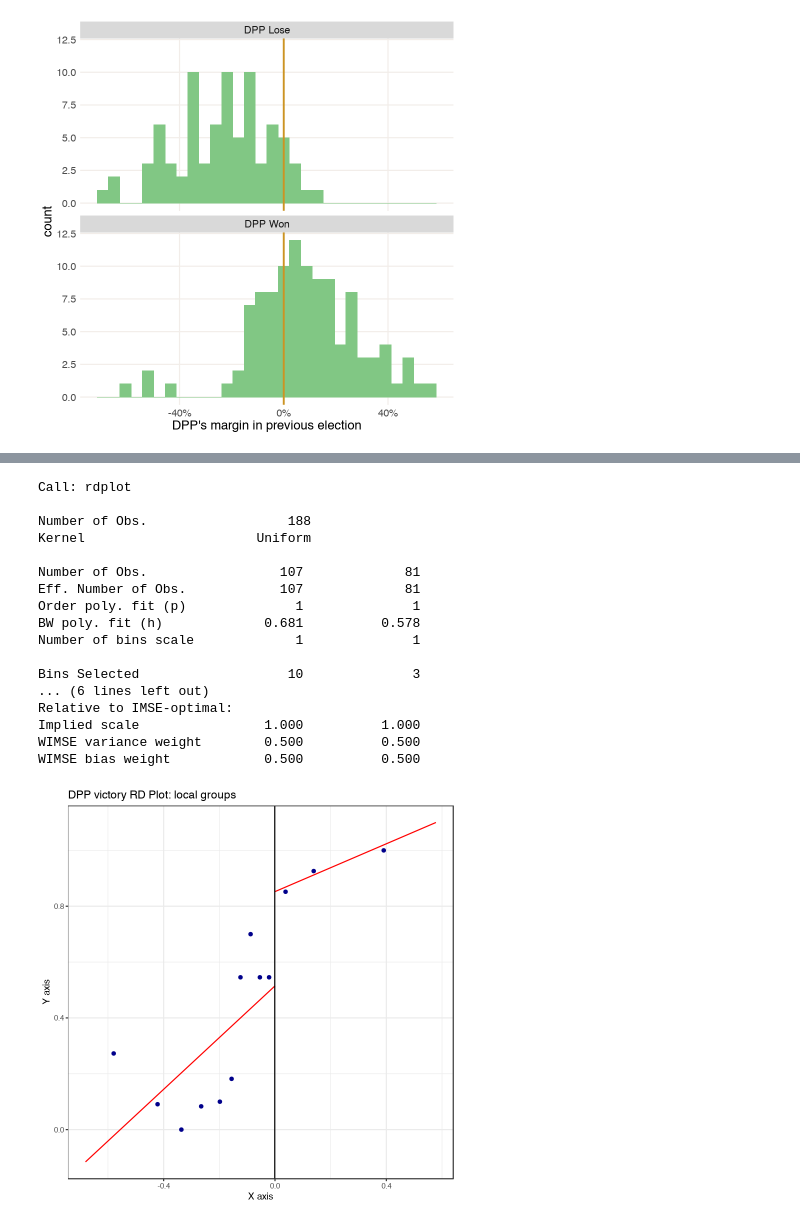
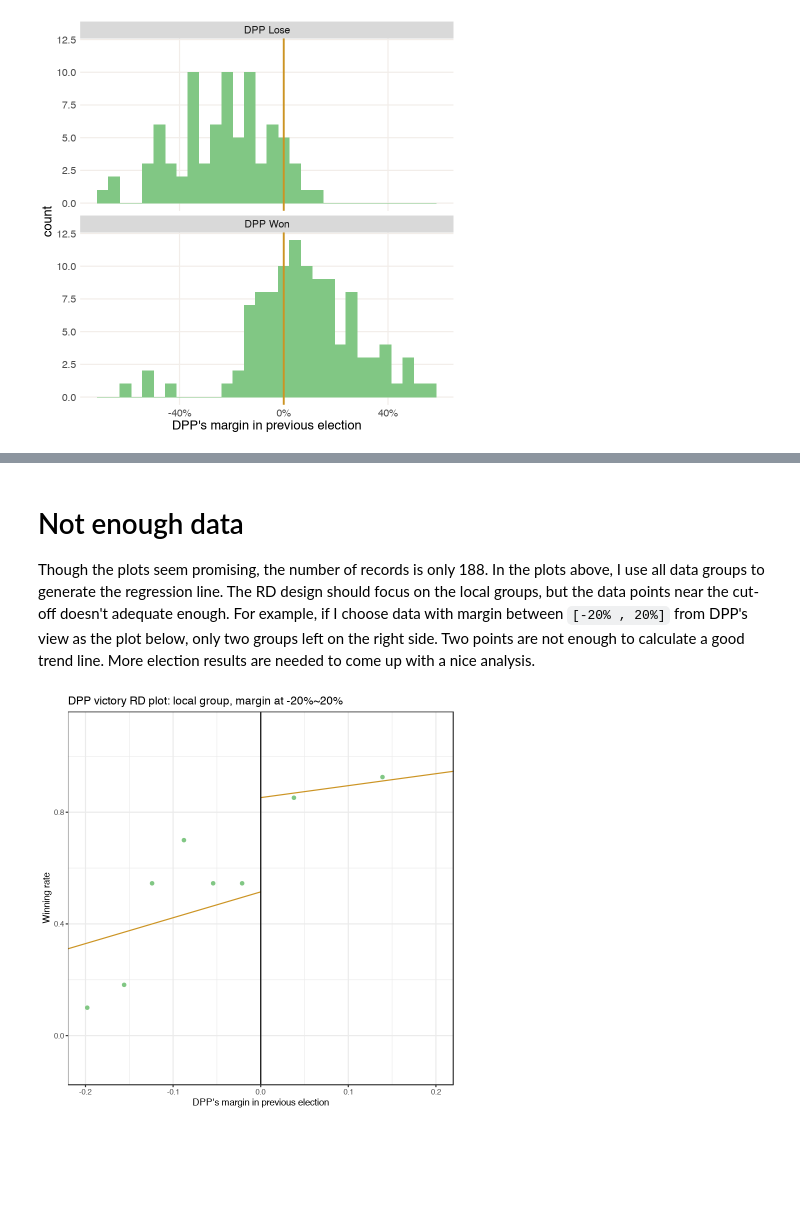
Before and after one commit to missmoss/vote-blog, a Jupyter notebook: _notebooks/2020-04-12- incumbency-advantage.ipynb, the cells around one changed output, grey strips where cells are left out. Drawn from its saved outputs; the diff is of its cells as text; code cells hidden in the pictures; blank space fills up the shorter version.

```diff
--- a/_notebooks/2020-04-12- incumbency-advantage.ipynb
+++ b/_notebooks/2020-04-12- incumbency-advantage.ipynb
@@ -171,28 +176,13 @@ out <- rdplot(Y, X, nbins = c(20, 20), binselect = "qs", p = 1,
+# %% [markdown]
+# Not enough data
+
+Though the plots seem promising, the number of records is only 188. In the plots above, I use all data groups to generate the regression line. The RD design should focus on the local groups, but the data points near the cut-off doesn't adequate enough. For example, if I choose data with margin between `[-20% , 20%]` from DPP's view as the plot below, only two groups left on the right side. Two points are not enough to calculate a good trend line. More election results are needed to come up with a nice analysis.
 # %%
-#collapse-hide
-out <- rdplot(Y, X, binselect = "qs", p = 1,
-              title = "DPP victory RD Plot: local groups",
+out <- rdplot(Y, X, x.lim = c(-0.2, 0.2), binselect = "qs", p = 1,
+              title = "DPP victory RD plot: local group, margin at -20%~20%",
               col.dots = "#81C784",
               col.lines = "#CC9423",
               x.label = "DPP's margin in previous election",
               y.label = "Winning rate")
-summary(out)
 # %% [output]
-Call: rdplot
-
-Number of Obs.                  188
-Kernel                      Uniform
-
-Number of Obs.                 107             81
-Eff. Number of Obs.            107             81
-Order poly. fit (p)              1              1
-BW poly. fit (h)             0.681          0.578
-Number of bins scale             1              1
-
-Bins Selected                   10              3
-... (6 lines left out)
-Relative to IMSE-optimal:
-Implied scale                1.000          1.000
-WIMSE variance weight        0.500          0.500
-WIMSE bias weight            0.500          0.500
-[figure, old version]
+[figure, new version]
```
Also changed, not shown: parts of 13 cells of this notebook, 1 other file.
